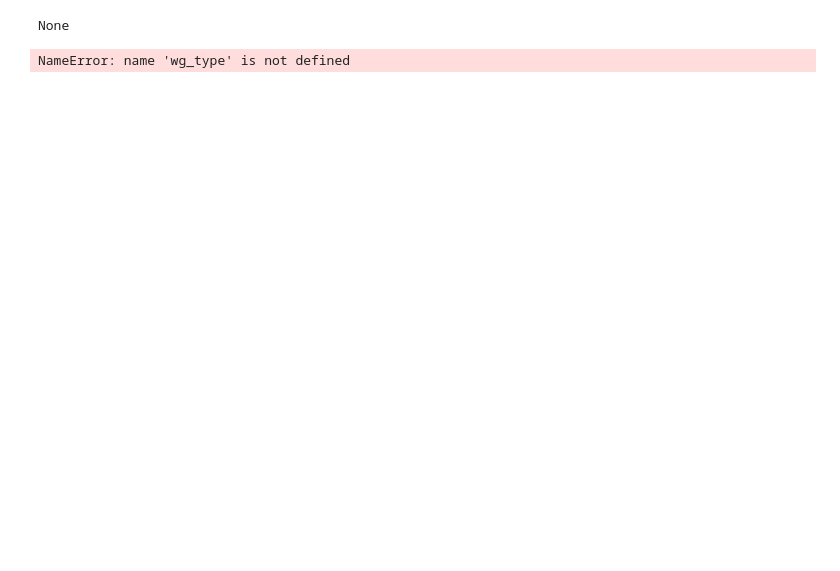
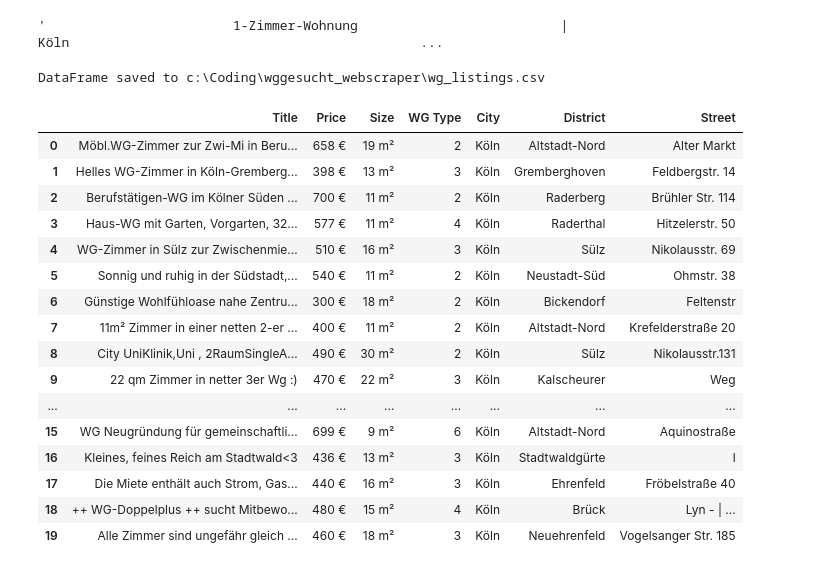
Before and after one commit to fabianrwth/webscraper_wg_gesucht, a Jupyter notebook: wggesucht_webscraper.ipynb, the cells around one changed output. Saved outputs shown, nothing was run; the diff lists cells and outputs as text; code cells hidden in the pictures; blank space fills up the shorter version.

```diff
--- a/wggesucht_webscraper.ipynb
+++ b/wggesucht_webscraper.ipynb
@@ -37,31 +258,85 @@ print(listings)
+# %%
+merged_infos
+# %% [output]
+'                        1-Zimmer-Wohnung                          |                                                                                    Köln                                             ...
 # %%
+import requests
+from bs4 import BeautifulSoup
 import re
+import pandas as pd
+import os
+
+
+# specify the URL of the search results page for Cologne WG-Zimmer on wg-gesucht.de
+url = "https://www.wg-gesucht.de/wg-zimmer-in-Koeln.73.0.1.0.html"
+# send a GET request to the URL and get the HTML content of the page
+response = requests.get(url)
+
+html_content = response.content
+
+# parse the HTML content using BeautifulSoup
+soup = BeautifulSoup(html_content, 'html.parser')
+
+# find all listings on the page
+listings = soup.find_all(class_='wgg_card offer_list_item')
 
 # define a regular expression pattern to match the relevant information in the string
-pattern = r"^(\S+)\s+WG\s+\|\s+([^,]+),\s+([^|]+)\|\s+(.+)$"
+pattern = r"(\d)er WG[\s|]*(\S+)[\s|]*(\S+)[\s|]*(\S+.*)"
 
+# create an empty list to store the data
+data = []
 
-# loop through each listing and print some details
+# loop through each listing and extract the information
 for listing in listings:
     title = listing.find(class_='truncate_title noprint').text.strip()
     price = listing.find(class_='col-xs-3').text.strip()
+    size = listing.find(class_='col-xs-3 text-right').text.strip()
 
     # parse single informations with regex
-    merged_infos = listing.find(class_='col-xs-11').text.strip()
+    merged_infos = listing.find(class_='col-xs-11').text.replace('\n', '')
 
     match = re.search(pattern, merged_infos, re.MULTILINE)
-    print(match)
     if match is not None:
-    # extract the relevant information from the match object
+        # extract the relevant information from the match object
         wg_type = match.group(1)
-
         city = match.group(2).strip()
         district = match.group(3).strip()
         street = match.group(4).strip()
 
-    print(f"{wg_type}, {city}, {district}, {street}")
-else:
-    print("No match found.")
+        # append the extracted data to the list
+        data.append([title, price, size, wg_type, city, district, street])
+
+    else:
+        print("No match found")
+
+# create a pandas DataFrame from the extracted data
+df = pd.DataFrame(data, columns=['Title', 'Price', 'Size', 'WG Type', 'City', 'District', 'Street'])
+
+# save the DataFrame to a CSV file in the current working directory
+file_path = os.path.join(os.getcwd(), 'wg_listings.csv')
+df.to_csv(file_path, index=False)
+
+# print a message to confirm that the file has been saved
+print(f"DataFrame saved to {file_path}")
 # %% [output]
-None
+DataFrame saved to c:\Coding\wggesucht_webscraper\wg_listings.csv
-NameError: name 'wg_type' is not defined
+# %%
+df
+# %% [output]
+|  | Title | Price | Size | WG Type | City | District | Street |
+| 0 | Möbl.WG-Zimmer zur Zwi-Mi in Beru... | 658 € | 19 m² | 2 | Köln | Altstadt-Nord | Alter Markt |
+| 1 | Helles WG-Zimmer in Köln-Gremberg... | 398 € | 13 m² | 3 | Köln | Gremberghoven | Feldbergstr. 14 |
+| 2 | Berufstätigen-WG im Kölner Süden ... | 700 € | 11 m² | 2 | Köln | Raderberg | Brühler Str. 114 |
+| 3 | Haus-WG mit Garten, Vorgarten, 32... | 577 € | 11 m² | 4 | Köln | Raderthal | Hitzelerstr. 50 |
+| 4 | WG-Zimmer in Sülz zur Zwischenmie... | 510 € | 16 m² | 3 | Köln | Sülz | Nikolausstr. 69 |
+| 5 | Sonnig und ruhig in der Südstadt,... | 540 € | 11 m² | 2 | Köln | Neustadt-Süd | Ohmstr. 38 |
+| 6 | Günstige Wohlfühloase nahe Zentru... | 300 € | 18 m² | 2 | Köln | Bickendorf | Feltenstr |
+| 7 | 11m² Zimmer in einer netten 2-er ... | 400 € | 11 m² | 2 | Köln | Altstadt-Nord | Krefelderstraße 20 |
+| 8 | City UniKlinik,Uni , 2RaumSingleA... | 490 € | 30 m² | 2 | Köln | Sülz | Nikolausstr.131 |
+| 9 | 22 qm Zimmer in netter 3er Wg :) | 470 € | 22 m² | 3 | Köln | Kalscheurer | Weg |
+| ... | ... | ... | ... | ... | ... | ... | ... |
+| 15 | WG Neugründung für gemeinschaftli... | 699 € | 9 m² | 6 | Köln | Altstadt-Nord | Aquinostraße |
+| 16 | Kleines, feines Reich am Stadtwald<3 | 436 € | 13 m² | 3 | Köln | Stadtwaldgürte | l |
+| 17 | Die Miete enthält auch Strom, Gas... | 440 € | 16 m² | 3 | Köln | Ehrenfeld | Fröbelstraße 40 |
+| 18 | ++ WG-Doppelplus ++ sucht Mitbewo... | 480 € | 15 m² | 4 | Köln | Brück | Lyn - | ... |
+| 19 | Alle Zimmer sind ungefähr gleich ... | 460 € | 18 m² | 3 | Köln | Neuehrenfeld | Vogelsanger Str. 185 |
```
Also changed, not shown: parts of 10 cells of this notebook, 4 other files.
